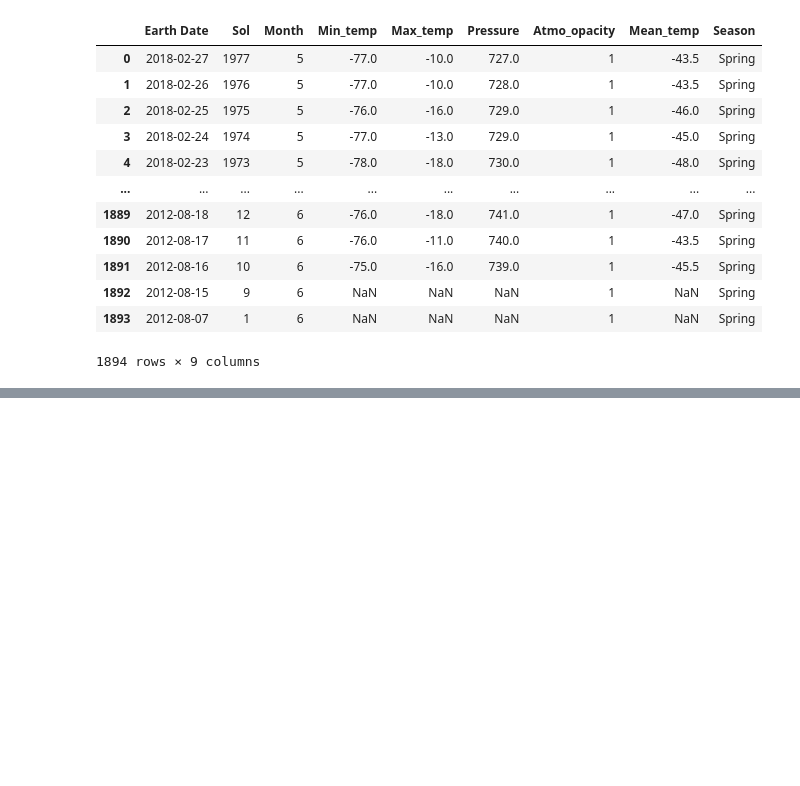
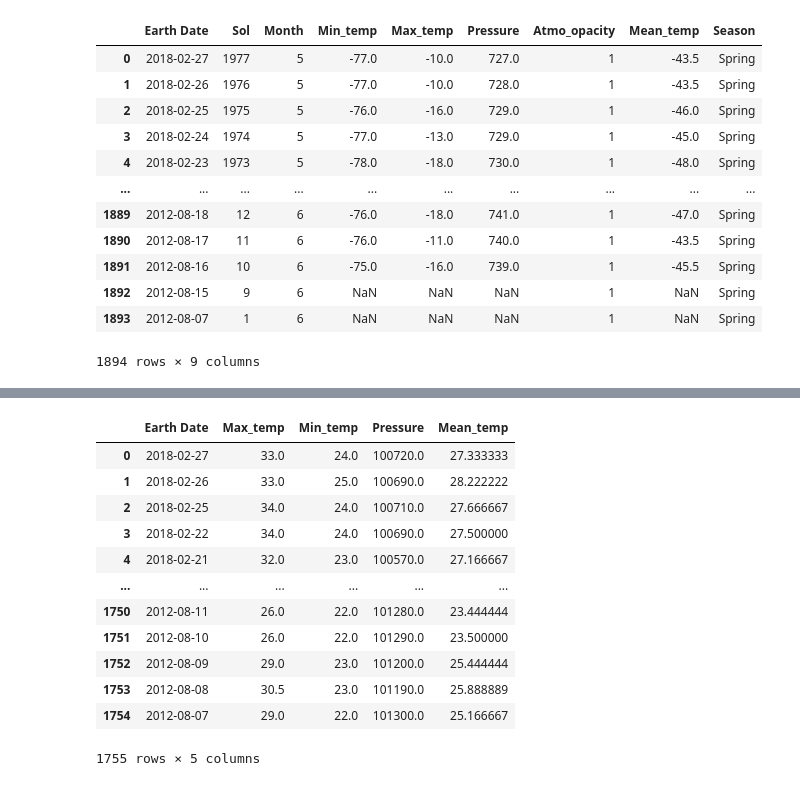
Before and after one commit to csuoc/mars_rems_curiosity, a Jupyter notebook: src/Data_cleaning.ipynb, the cells around one changed output, grey strips where cells are left out. Cells and saved outputs as stored; diff of their text form; code cells hidden in the pictures; blank space fills up the shorter version.

```diff
--- a/src/Data_cleaning.ipynb
+++ b/src/Data_cleaning.ipynb
@@ -355,0 +359,19 @@ earth.to_csv("../data/papua-weather-cleaned.csv", index = False)
+# %%
+# Remove 99999s from Pressure
+
+earth.drop(earth.index[earth["Pressure"] == 999990.0], inplace = True)
+earth.reset_index(drop = True)
+# %% [output]
+|  | Earth Date | Max_temp | Min_temp | Pressure | Mean_temp |
+| 0 | 2018-02-27 | 33.0 | 24.0 | 100720.0 | 27.333333 |
+| 1 | 2018-02-26 | 33.0 | 25.0 | 100690.0 | 28.222222 |
+| 2 | 2018-02-25 | 34.0 | 24.0 | 100710.0 | 27.666667 |
+| 3 | 2018-02-22 | 34.0 | 24.0 | 100690.0 | 27.500000 |
+| 4 | 2018-02-21 | 32.0 | 23.0 | 100570.0 | 27.166667 |
+| ... | ... | ... | ... | ... | ... |
+| 1750 | 2012-08-11 | 26.0 | 22.0 | 101280.0 | 23.444444 |
+| 1751 | 2012-08-10 | 26.0 | 22.0 | 101290.0 | 23.500000 |
+| 1752 | 2012-08-09 | 29.0 | 23.0 | 101200.0 | 25.444444 |
+| 1753 | 2012-08-08 | 30.5 | 23.0 | 101190.0 | 25.888889 |
+| 1754 | 2012-08-07 | 29.0 | 22.0 | 101300.0 | 25.166667 |
+1755 rows × 5 columns
```
Also changed, not shown: parts of 37 cells of this notebook, 1 other file.
